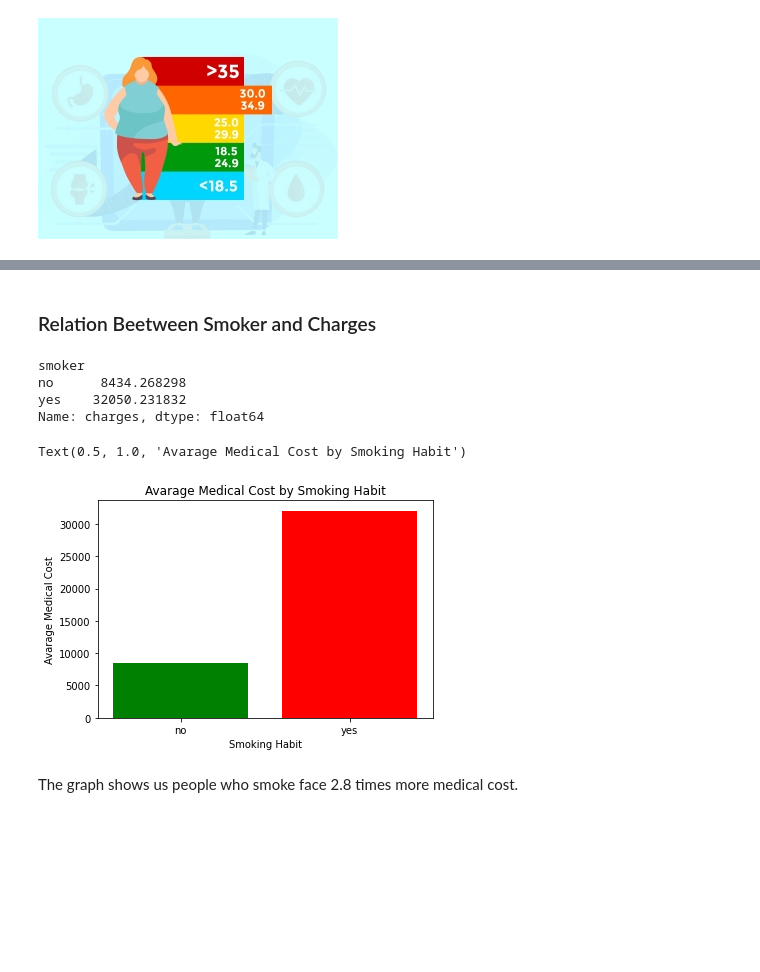
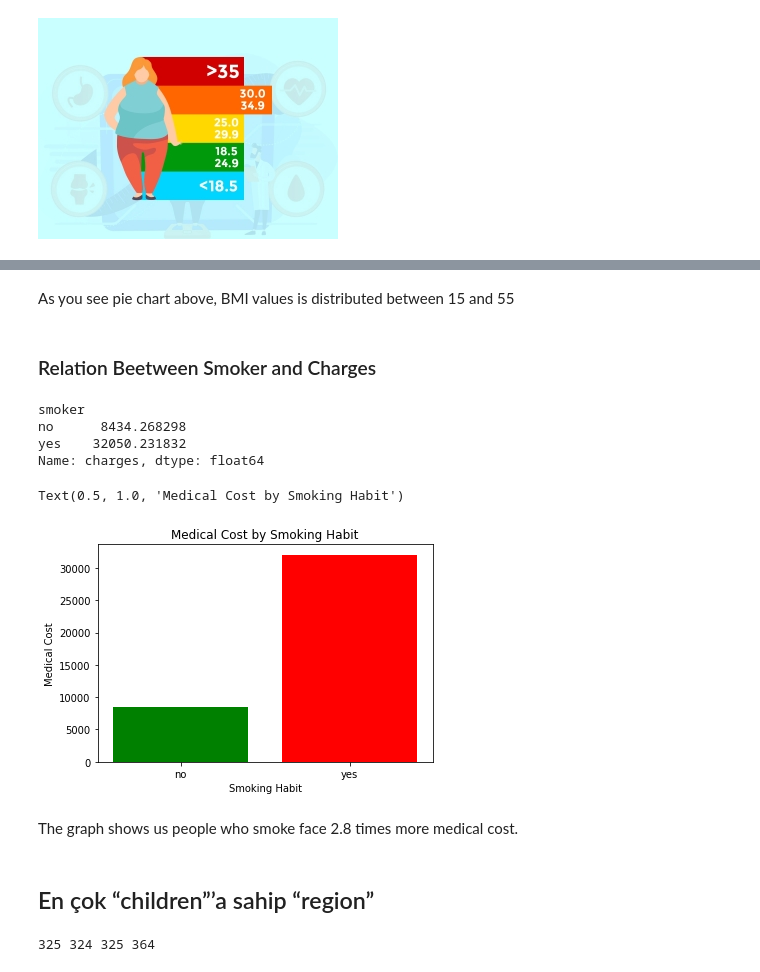
Before and after one commit to mharunturkmenoglu/GlobalAIHubSummerCamp22, a Jupyter notebook: Medical_Cost_Analysis.ipynb, the cells around one changed output, grey strips where cells are left out. Cells and saved outputs as stored; diff of their text form; code cells hidden in the pictures; blank space fills up the shorter version.

Commit message:
feat: merged notebooks, added data processing and model selection

```diff
--- a/Medical_Cost_Analysis.ipynb
+++ b/Medical_Cost_Analysis.ipynb
@@ -101,21 +79,36 @@ The graph shows us the correct proportion between BMI and average medical cost.
+# %% [markdown]
+As you see pie chart above, BMI values is distributed between 15 and 55
 # %% [markdown]
 ### Relation Beetween Smoker and Charges
 # %%
-avarage_smoker = data.groupby(data['smoker'])['charges'].mean()
+average_smoker = data.groupby(data['smoker'])['charges'].mean()
-# %%
-avarage_smoker
-# %% [output]
-smoker
-no      8434.268298
-yes    32050.231832
-Name: charges, dtype: float64
+# %%
+average_smoker
+# %% [output]
+smoker
+no      8434.268298
+yes    32050.231832
+Name: charges, dtype: float64
 # %%
-plt.bar(avarage_smoker.index, avarage_smoker.values, color=['green', 'red'])
+plt.bar(average_smoker.index, average_smoker.values, color=['green', 'red'])
 plt.xlabel("Smoking Habit")
-plt.ylabel("Avarage Medical Cost")
-plt.title("Avarage Medical Cost by Smoking Habit")
+plt.ylabel("Medical Cost")
+plt.title("Medical Cost by Smoking Habit")
 # %% [output]
-Text(0.5, 1.0, 'Avarage Medical Cost by Smoking Habit')
+Text(0.5, 1.0, 'Medical Cost by Smoking Habit')
-[figure, old version]
+[figure, new version]
 # %% [markdown]
 The graph shows us people who smoke face 2.8 times more medical cost.
+# %% [markdown]
+## En çok “children”’a sahip “region”
+# %%
+northwest_c = data[data.region == "northwest"].children.count()
+northeast_c = data[data.region == "northeast"].children.count()
+southwest_c = data[data.region == "southwest"].children.count()
+southheast_c = data[data.region == "southeast"].children.count()
+
+print(northwest_c, northeast_c, southwest_c, southheast_c)
+
+#En çok “children”’a sahip “region”: Southeast
+# %% [output]
+325 324 325 364
```
Also changed, not shown: parts of 52 cells of this notebook, 1 other file.
